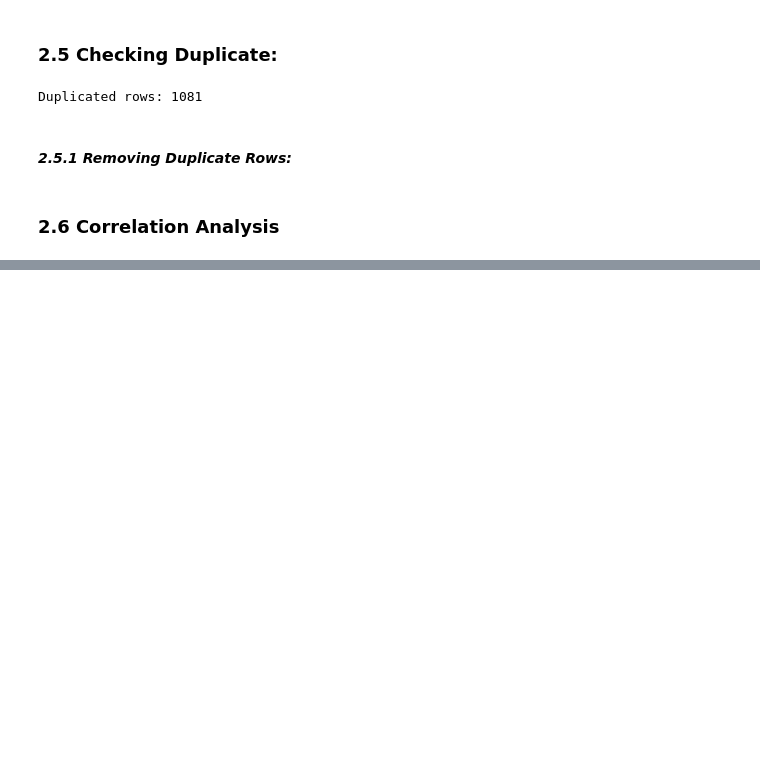
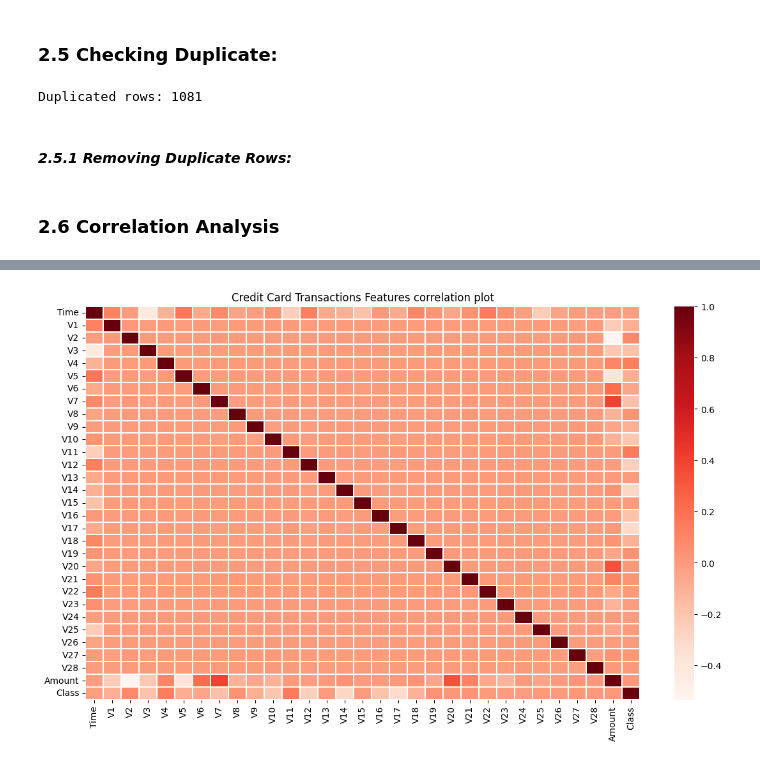
Before and after one commit to rixwan-khan/Credit_Card_Fraud_Detection, a Jupyter notebook: credit_card_fraud_detection.ipynb, the cells around one changed output, grey strips where cells are left out. Cells and saved outputs as stored; diff of their text form; code cells hidden in the pictures; blank space fills up the shorter version.

Commit message:
Visualization

```diff
--- a/credit_card_fraud_detection.ipynb
+++ b/credit_card_fraud_detection.ipynb
@@ -284,0 +265,15 @@ corr
+# %%
+plt.figure(figsize=(14,8))
+plt.title('Credit Card Transactions Features correlation plot')
+corr = df.corr()
+sns.heatmap(
+    corr,
+    xticklabels=corr.columns,
+    yticklabels=corr.columns,
+    linewidths=.1,
+    cmap='Reds'
+)
+
+plt.show();
+# %% [output]
+[figure, added]
```
Also changed, not shown: parts of 9 cells of this notebook.
